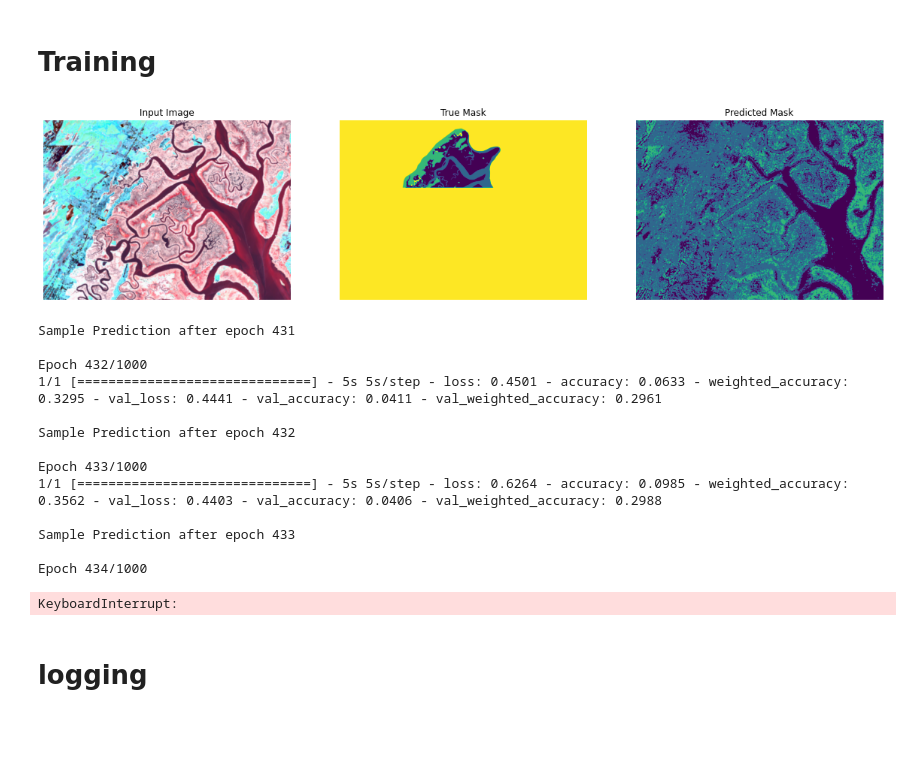
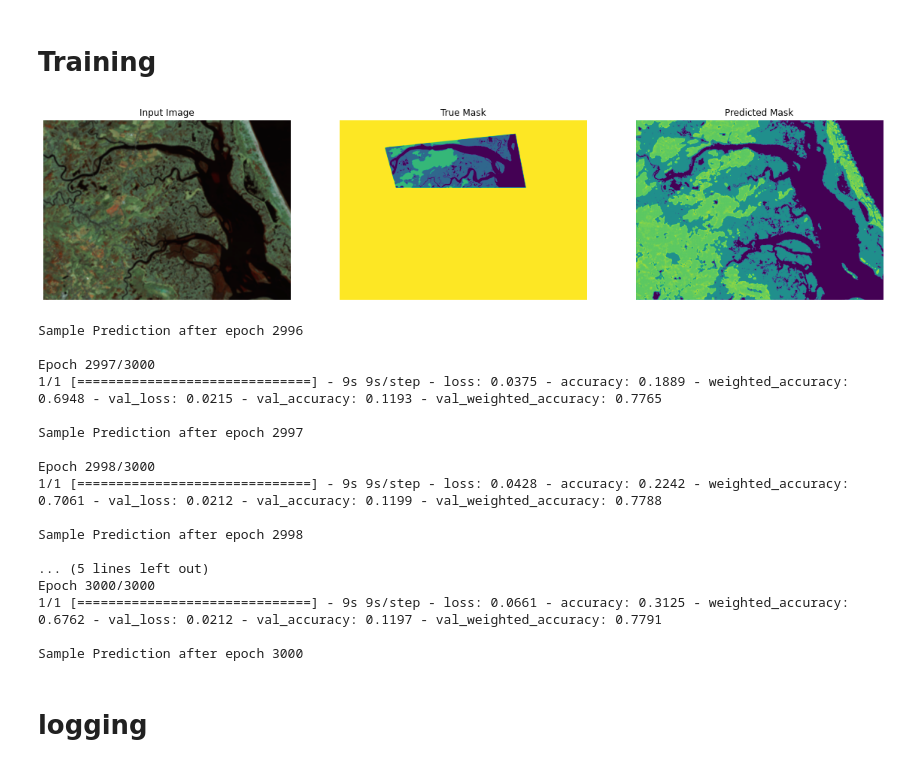
Before and after one commit to colefranks/MarshBoundaries, a Jupyter notebook: MarshBoundariesTrain.ipynb, the cells around one changed output. Cells and saved outputs as stored; diff of their text form; code cells hidden in the pictures; blank space fills up the shorter version.

```diff
--- a/MarshBoundariesTrain.ipynb
+++ b/MarshBoundariesTrain.ipynb
@@ -50,13 +55,20 @@ plt.imshow(images[0,0,:,:])
 # %%
-#GET MASKS (not PIE)
+#GET MASKS
 
 
-gce_mask = cv.imread("new-masks/updated_GCE_mask.jpg")
+#gce_mask = cv.imread("new-masks/updated_GCE_mask.jpg")
 #pie_mask = cv.imread("new-masks/updated_PIE_mask.jpg")
-vcr_mask = cv.imread("new-masks/updated_VCR_map.jpg")
+#vcr_mask = cv.imread("new-masks/updated_VCR_map.jpg")
+
+#new data
+
+gce_mask = cv.imread("new-masks/GCE_combined.jpg")
+pie_mask = cv.imread("new-masks/PIE_combined.jpg")
+vcr_mask = cv.imread("new-masks/VCR_combined.jpg")
+
 
 new_masks = [cv.cvtColor(gce_mask, cv.COLOR_BGR2GRAY),
-         #cv.cvtColor(pie_mask, cv.COLOR_BGR2GRAY),
+         cv.cvtColor(pie_mask, cv.COLOR_BGR2GRAY),
          cv.cvtColor(vcr_mask, cv.COLOR_BGR2GRAY)]
 masks = []
 for m in new_masks:
@@ -196,6 +208,18 @@ def shallow_model(output_channels:int):
     #x = last(x)
 
     return tf.keras.Model(inputs=inputs, outputs=x)
+# %%
+# linear regression on small neighborhood a la George
+
+def shallow_model(output_channels:int):
+    inputs = tf.keras.layers.Input(shape=[None, None, 11])
+
+    #down
+    x = tf.keras.layers.Conv2D(filters=output_channels,kernel_size=4,strides=1,padding='same')(inputs)
+
+    #x = last(x)
+
+    return tf.keras.Model(inputs=inputs, outputs=x)
 # %%
 # DEFINE MODEL
 # starting at inputs, each line is applied sequentially.
@@ -269,9 +311,9 @@ model.summary()
 # we should probably put legends for the classes,
 # otherwise its easy to get confused between colors
 
-for image,mask in test_dataset.take(1):
+for image,mask in test_dataset.take(2):
     sample_image,sample_mask = image, mask
-for image,mask in train_dataset.take(1):
+for image,mask in train_dataset.take(2):
     sample_train_image,sample_train_mask = image, mask
 
 def create_mask(pred_mask):
@@ -288,7 +330,7 @@ def show_predictions(dataset=None, num=1):
     display([sample_image, sample_mask,
              create_mask(model.predict(sample_image[tf.newaxis, ...]))])
 
-def show_train_predictions(dataset=None, num=1):
+def show_train_predictions(dataset=None, num=2):
   if dataset:
     for image, mask in dataset.take(num):
       pred_mask = model.predict(image)
@@ -337,6 +379,6 @@ INFO:tensorflow:Assets written to: saved-models/GarbageDemoExample/assets
 # %%
 # loading
-model = tf.keras.models.load_model('saved-models/Depth2Maxpool87val')
+model = tf.keras.models.load_model('saved-models/YiyangFixedDataD2M87V')
 # %% [markdown]
 # Training
 # %%
@@ -353,53 +395,56 @@ class DisplayCallback(tf.keras.callbacks.Callback):
 
 # be careful to send your logs to a useful filename, right now it's /logs/Demo
 
-tb_callback = tf.keras.callbacks.TensorBoard('./logs/LinearRegressionDemo', update_freq=5)
+tb_callback = tf.keras.callbacks.TensorBoard('./logs/MaxPool3000', update_freq=5)
 
 ## adding sample weights so that the final class is ignored
 
 def add_sample_weights(image, label):
   # The weights for each class, with the constraint that:
   #     sum(class_weights) == 1.0
   class_weights = tf.constant([1/counts[0],1/counts[1],1/counts[2], 0.0])
   #class_weights = tf.constant(inv_freq)
   class_weights = class_weights/tf.reduce_sum(class_weights)
 
   # Create an image of `sample_weights` by using the label at each pixel as an
   # index into the `class weights` .
   sample_weights = tf.gather(class_weights, indices=tf.cast(label, tf.int32))
 
   return image, label, sample_weights
 
 #actually training
 
-EPOCHS = 1000
+EPOCHS = 3000
 # 10 epochs for demo
 #change to 3000 or so to retrain for real
 
 model_history = model.fit(train_batches.map(add_sample_weights),
                           #class_weight = {0:1,1:1,2:1,3:1,4:0},
                           epochs=EPOCHS,
                           #steps_per_epoch=STEPS_PER_EPOCH,
                           #validation_steps=VALIDATION_STEPS,
                           validation_data=test_batches.map(add_sample_weights),
                           callbacks=[DisplayCallback(),tb_callback]
                          )
 # %% [output]
-[figure, old version]
+[figure, new version]
-Sample Prediction after epoch 431
+Sample Prediction after epoch 2996
 
-Epoch 432/1000
-1/1 [==============================] - 5s 5s/step - loss: 0.4501 - accuracy: 0.0633 - weighted_accuracy: 0.3295 - val_loss: 0.4441 - val_accuracy: 0.0411 - val_weighted_accuracy: 0.2961
+Epoch 2997/3000
+1/1 [==============================] - 9s 9s/step - loss: 0.0375 - accuracy: 0.1889 - weighted_accuracy: 0.6948 - val_loss: 0.0215 - val_accuracy: 0.1193 - val_weighted_accuracy: 0.7765
 
-Sample Prediction after epoch 432
+Sample Prediction after epoch 2997
 
-Epoch 433/1000
-1/1 [==============================] - 5s 5s/step - loss: 0.6264 - accuracy: 0.0985 - weighted_accuracy: 0.3562 - val_loss: 0.4403 - val_accuracy: 0.0406 - val_weighted_accuracy: 0.2988
+Epoch 2998/3000
+1/1 [==============================] - 9s 9s/step - loss: 0.0428 - accuracy: 0.2242 - weighted_accuracy: 0.7061 - val_loss: 0.0212 - val_accuracy: 0.1199 - val_weighted_accuracy: 0.7788
 
-Sample Prediction after epoch 433
+Sample Prediction after epoch 2998
 
-Epoch 434/1000
+... (5 lines left out)
+Epoch 3000/3000
+1/1 [==============================] - 9s 9s/step - loss: 0.0661 - accuracy: 0.3125 - weighted_accuracy: 0.6762 - val_loss: 0.0212 - val_accuracy: 0.1197 - val_weighted_accuracy: 0.7791
+
+Sample Prediction after epoch 3000
-KeyboardInterrupt:
 # %% [markdown]
 # logging
 # %%
```
Also changed, not shown: parts of 12 cells of this notebook, 11 other files.
